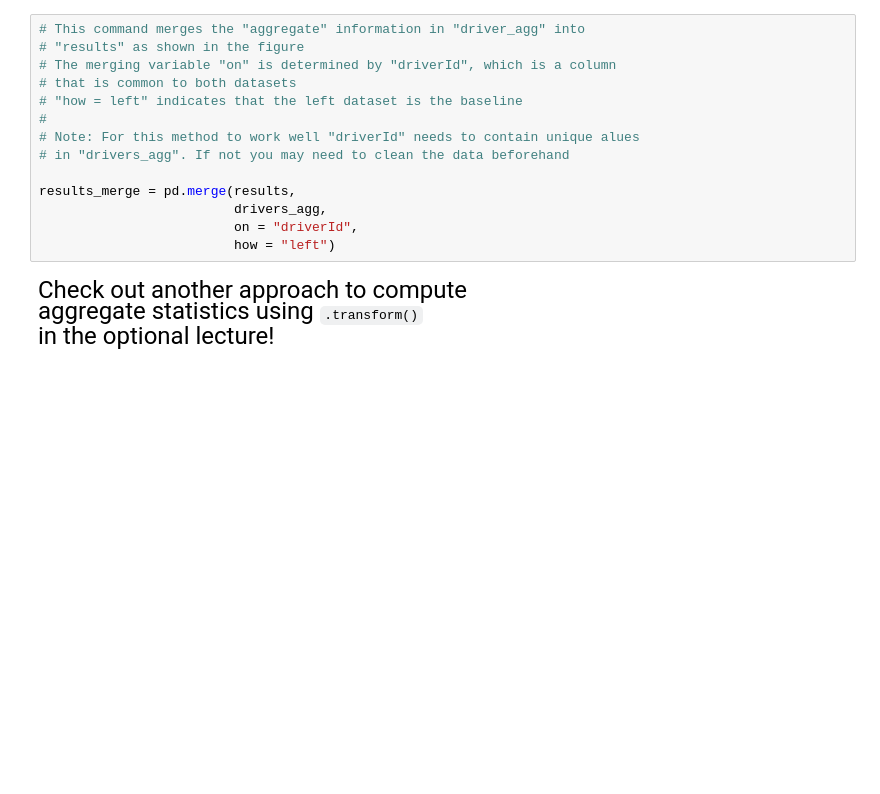
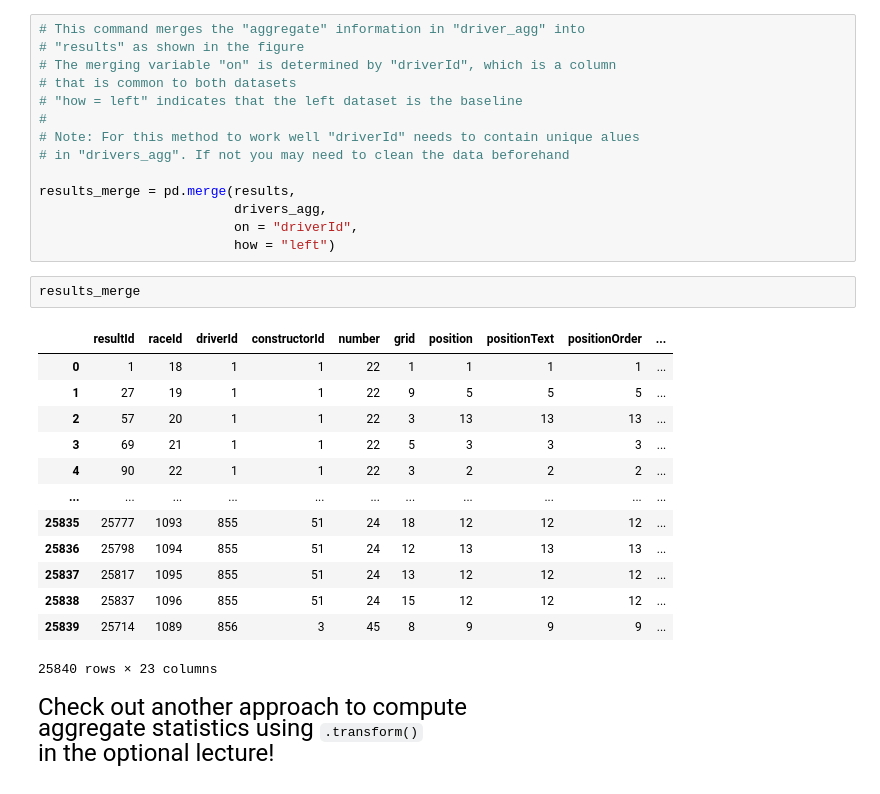
Before and after one commit to yoonpk147/qtm151_fall_2023, a Jupyter notebook: lecture_13/lecture_13.ipynb, the cells around one changed output. Cells and saved outputs as stored; diff of their text form; blank space fills up the shorter version.

```diff
--- a/lecture_13/lecture_13.ipynb
+++ b/lecture_13/lecture_13.ipynb
@@ -217,6 +384,22 @@ results_merge = pd.merge(results,
                          drivers_agg,
                          on = "driverId",
                          how = "left")
+# %%
+results_merge
+# %% [output]
+|  | resultId | raceId | driverId | constructorId | number | grid | position | positionText | positionOrder | ... |
+| 0 | 1 | 18 | 1 | 1 | 22 | 1 | 1 | 1 | 1 | ... |
+| 1 | 27 | 19 | 1 | 1 | 22 | 9 | 5 | 5 | 5 | ... |
+| 2 | 57 | 20 | 1 | 1 | 22 | 3 | 13 | 13 | 13 | ... |
+| 3 | 69 | 21 | 1 | 1 | 22 | 5 | 3 | 3 | 3 | ... |
+| 4 | 90 | 22 | 1 | 1 | 22 | 3 | 2 | 2 | 2 | ... |
+| ... | ... | ... | ... | ... | ... | ... | ... | ... | ... | ... |
+| 25835 | 25777 | 1093 | 855 | 51 | 24 | 18 | 12 | 12 | 12 | ... |
+| 25836 | 25798 | 1094 | 855 | 51 | 24 | 12 | 13 | 13 | 13 | ... |
+| 25837 | 25817 | 1095 | 855 | 51 | 24 | 13 | 12 | 12 | 12 | ... |
+| 25838 | 25837 | 1096 | 855 | 51 | 24 | 15 | 12 | 12 | 12 | ... |
+| 25839 | 25714 | 1089 | 856 | 3 | 45 | 8 | 9 | 9 | 9 | ... |
+25840 rows × 23 columns
 # %% [markdown]
 <font size = "5">
 
```
Also changed, not shown: parts of 15 cells of this notebook.
